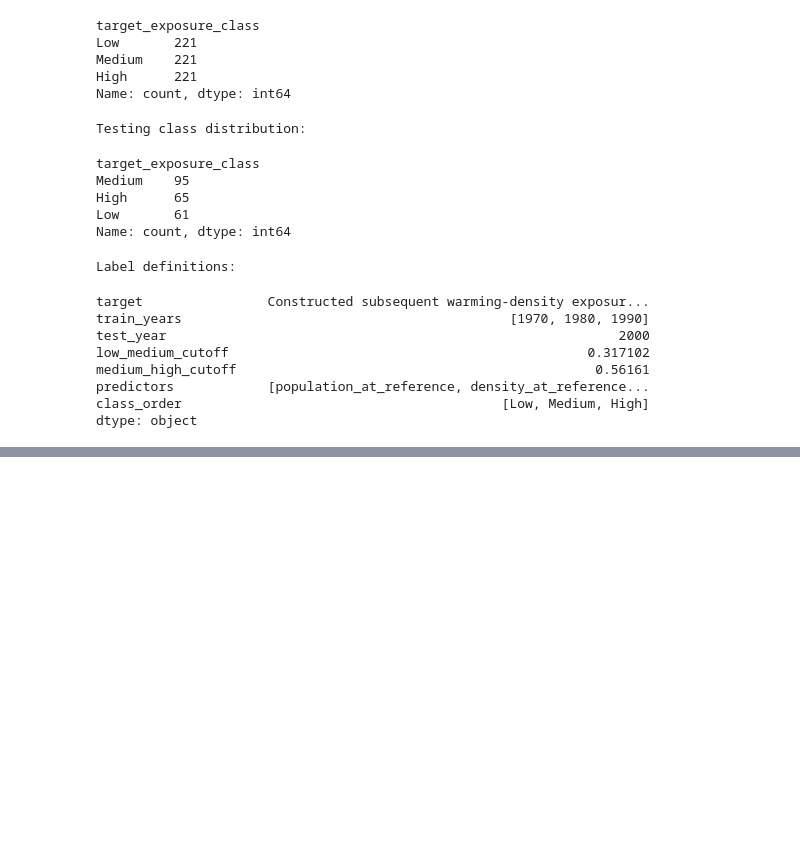
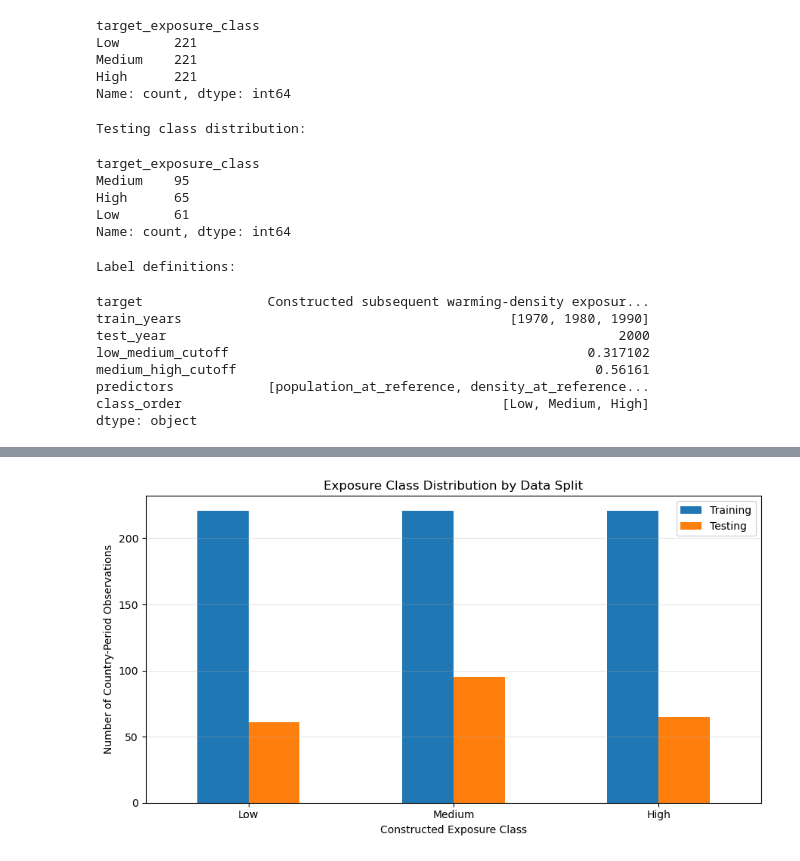
Before and after one commit to Roshan54321/PRT565-Machine-Learning, a Jupyter notebook: code/01_data_preprocessing.ipynb, the cells around one changed output, grey strips where cells are left out. Cells and saved outputs as stored; diff of their text form; code cells hidden in the pictures; blank space fills up the shorter version.

```diff
--- a/code/01_data_preprocessing.ipynb
+++ b/code/01_data_preprocessing.ipynb
@@ -580,0 +594,19 @@ print("Temporal split validation passed.")
+# %%
+
+importlib.reload(pp)
+
+results = pp.run_pipeline(
+    project_root
+)
+
+train_model = results["train"]
+test_model = results["test"]
+
+print("\nFinal training data:")
+display(train_model.head())
+
+print("\nFinal testing data:")
+display(test_model.head())
+
+print("\nTraining data information:")
+train_model.info()
@@ -580,0 +648,62 @@ print("Temporal split validation passed.")
+# %%
+
+train_counts = (
+    train_model["target_exposure_class"]
+    .value_counts()
+    .reindex(["Low", "Medium", "High"])
+)
+
+test_counts = (
+    test_model["target_exposure_class"]
+    .value_counts()
+    .reindex(["Low", "Medium", "High"])
+)
+
+class_distribution = pd.DataFrame({
+    "Training": train_counts,
+    "Testing": test_counts,
+})
+
+ax = class_distribution.plot(
+    kind="bar",
+    figsize=(9, 5),
+    rot=0
+)
+
+ax.set_title(
+    "Exposure Class Distribution by Data Split"
+)
+
+ax.set_xlabel(
+    "Constructed Exposure Class"
+)
+
+ax.set_ylabel(
+    "Number of Country-Period Observations"
+)
+
+ax.grid(
+    axis="y",
+    alpha=0.3
+)
+
+plt.tight_layout()
+
+figures_dir = (
+    project_root / "outputs" / "figures"
+)
+
+figures_dir.mkdir(
+    parents=True,
+    exist_ok=True
+)
+
+plt.savefig(
+    figures_dir / "exposure_class_distribution.png",
+    dpi=300,
+    bbox_inches="tight"
+)
+
+plt.show()
+# %% [output]
+[figure, added]
```
Also changed, not shown: parts of 3 cells of this notebook, 12 other files.
